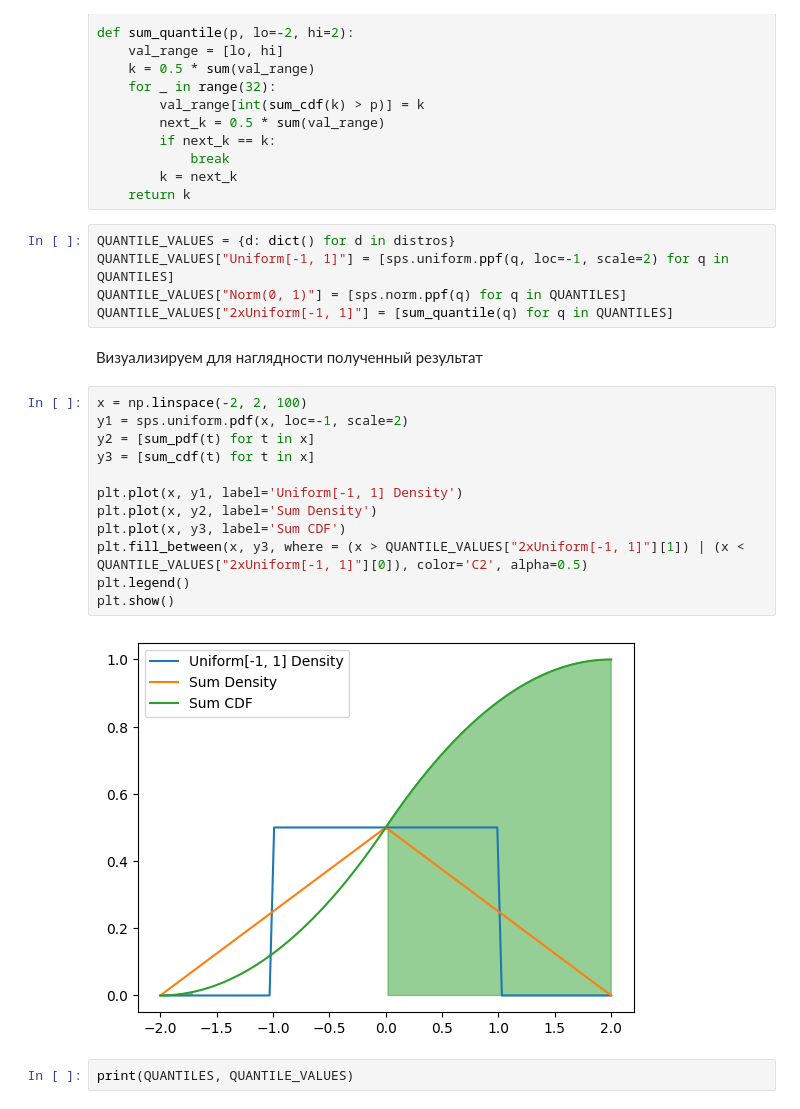
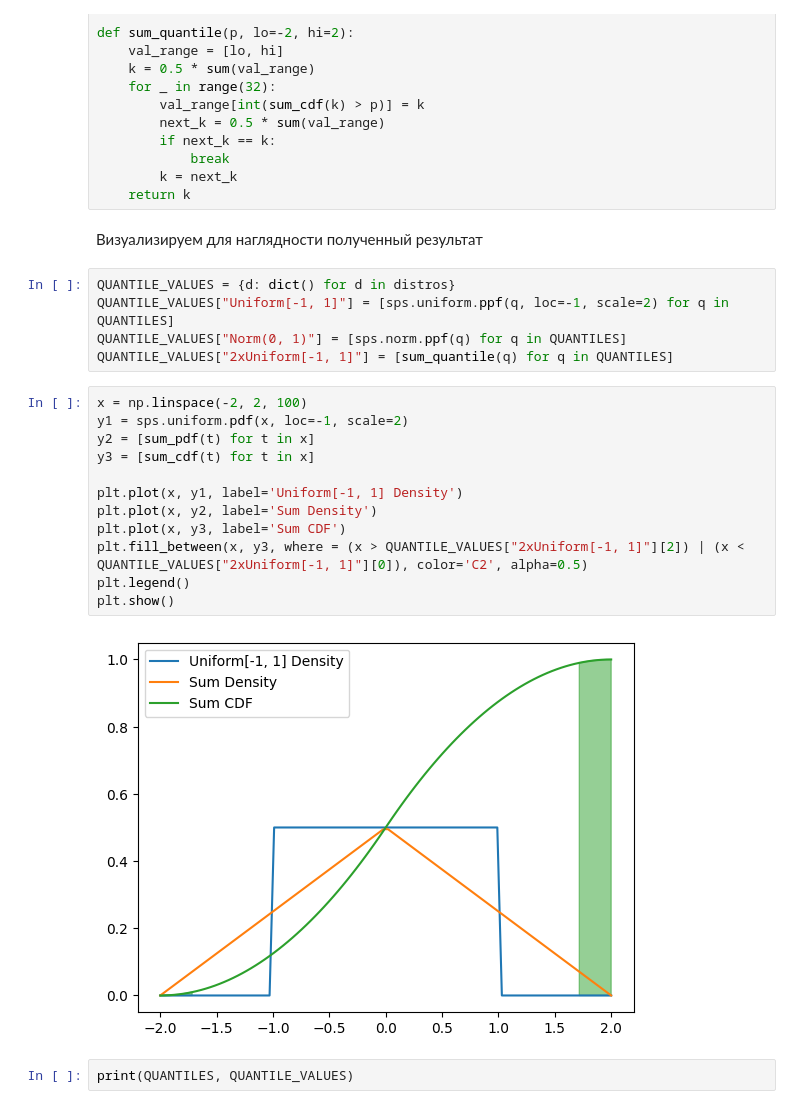
Before and after one commit to sergfedchin/hse-applied-statistics-methods, a Jupyter notebook: practice/pr04.ipynb, the cells around one changed output. Saved outputs shown, nothing was run; the diff lists cells and outputs as text.

```diff
--- a/practice/pr04.ipynb
+++ b/practice/pr04.ipynb
@@ -142,27 +145,27 @@ def sum_quantile(p, lo=-2, hi=2):
             break
         k = next_k
     return k
+# %% [markdown]
+Визуализируем для наглядности полученный результат
 # %%
 QUANTILE_VALUES = {d: dict() for d in distros}
 QUANTILE_VALUES["Uniform[-1, 1]"] = [sps.uniform.ppf(q, loc=-1, scale=2) for q in QUANTILES]
 QUANTILE_VALUES["Norm(0, 1)"] = [sps.norm.ppf(q) for q in QUANTILES]
 QUANTILE_VALUES["2xUniform[-1, 1]"] = [sum_quantile(q) for q in QUANTILES]
-# %% [markdown]
-Визуализируем для наглядности полученный результат
 # %%
 x = np.linspace(-2, 2, 100)
 y1 = sps.uniform.pdf(x, loc=-1, scale=2)
 y2 = [sum_pdf(t) for t in x]
 y3 = [sum_cdf(t) for t in x]
 
 plt.plot(x, y1, label='Uniform[-1, 1] Density')
 plt.plot(x, y2, label='Sum Density')
 plt.plot(x, y3, label='Sum CDF')
-plt.fill_between(x, y3, where = (x > QUANTILE_VALUES["2xUniform[-1, 1]"][1]) | (x < QUANTILE_VALUES["2xUniform[-1, 1]"][0]), color='C2', alpha=0.5)
+plt.fill_between(x, y3, where = (x > QUANTILE_VALUES["2xUniform[-1, 1]"][2]) | (x < QUANTILE_VALUES["2xUniform[-1, 1]"][0]), color='C2', alpha=0.5)
 plt.legend()
 plt.show()
 # %% [output]
-[figure, old version]
+[figure, new version]
 # %%
 print(QUANTILES, QUANTILE_VALUES)
 # %% [output]
```
Also changed, not shown: parts of 13 cells of this notebook.
